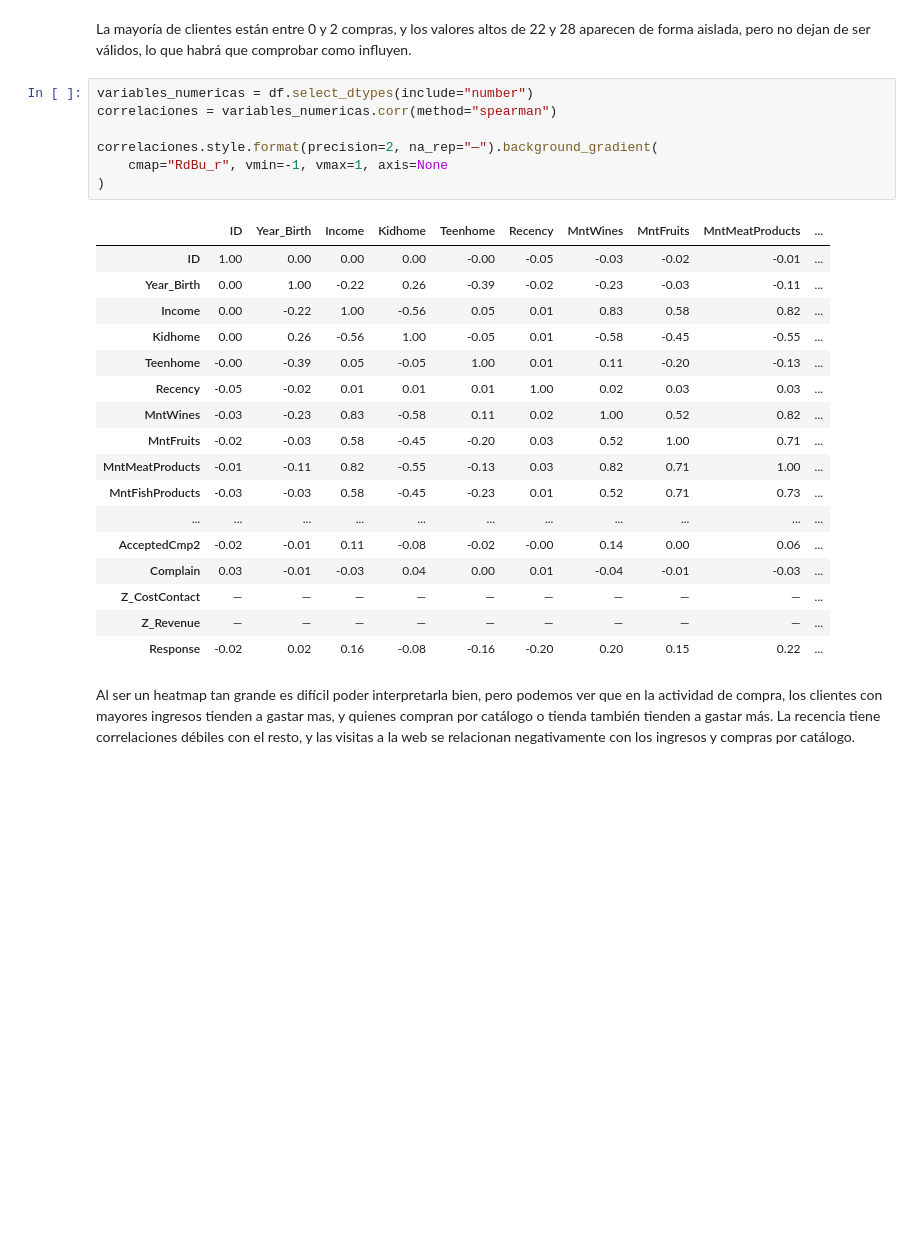
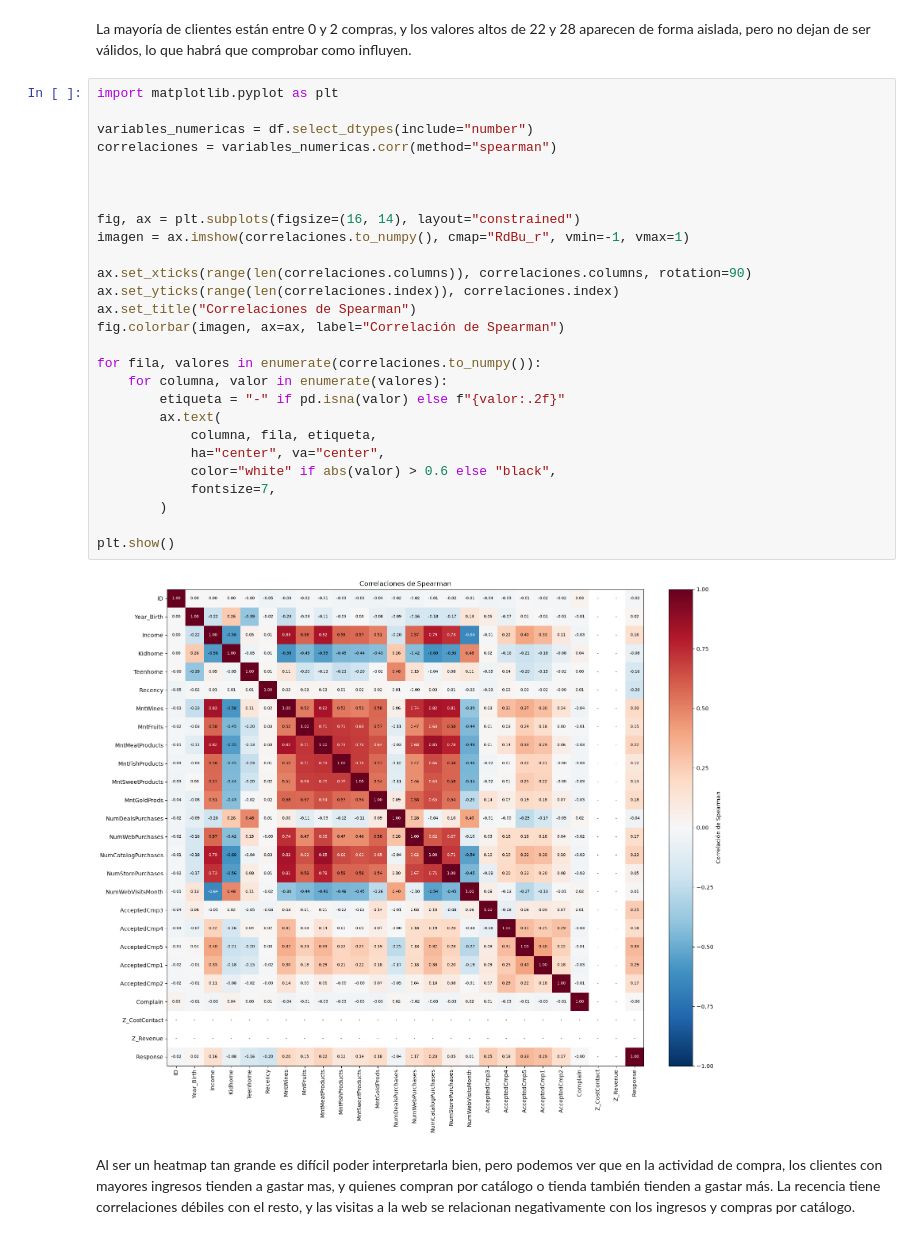
Before and after one commit to anton-p0g/proyecto-clustering, a Jupyter notebook: practicaClustering.ipynb, the cells around one changed output. Drawn from its saved outputs; the diff is of its cells as text; blank space fills up the shorter version.

Commit message:
add uv + fix correlations graph

```diff
--- a/practicaClustering.ipynb
+++ b/practicaClustering.ipynb
@@ -154,30 +154,34 @@ plt.show()
 # %% [markdown]
 La mayoría de clientes están entre 0 y 2 compras, y los valores altos de 22 y 28 aparecen de forma aislada, pero no dejan de ser válidos, lo que habrá que comprobar como influyen.
 # %%
+import matplotlib.pyplot as plt
+
 variables_numericas = df.select_dtypes(include="number")
 correlaciones = variables_numericas.corr(method="spearman")
 
-correlaciones.style.format(precision=2, na_rep="—").background_gradient(
-    cmap="RdBu_r", vmin=-1, vmax=1, axis=None
-)
+
+
+fig, ax = plt.subplots(figsize=(16, 14), layout="constrained")
+imagen = ax.imshow(correlaciones.to_numpy(), cmap="RdBu_r", vmin=-1, vmax=1)
+
+ax.set_xticks(range(len(correlaciones.columns)), correlaciones.columns, rotation=90)
+ax.set_yticks(range(len(correlaciones.index)), correlaciones.index)
+ax.set_title("Correlaciones de Spearman")
+fig.colorbar(imagen, ax=ax, label="Correlación de Spearman")
+
+for fila, valores in enumerate(correlaciones.to_numpy()):
+    for columna, valor in enumerate(valores):
+        etiqueta = "-" if pd.isna(valor) else f"{valor:.2f}"
+        ax.text(
+            columna, fila, etiqueta,
+            ha="center", va="center",
+            color="white" if abs(valor) > 0.6 else "black",
+            fontsize=7,
+        )
+
+plt.show()
 # %% [output]
-|  | ID | Year_Birth | Income | Kidhome | Teenhome | Recency | MntWines | MntFruits | MntMeatProducts | ... |
-| ID | 1.00 | 0.00 | 0.00 | 0.00 | -0.00 | -0.05 | -0.03 | -0.02 | -0.01 | ... |
-| Year_Birth | 0.00 | 1.00 | -0.22 | 0.26 | -0.39 | -0.02 | -0.23 | -0.03 | -0.11 | ... |
-| Income | 0.00 | -0.22 | 1.00 | -0.56 | 0.05 | 0.01 | 0.83 | 0.58 | 0.82 | ... |
-| Kidhome | 0.00 | 0.26 | -0.56 | 1.00 | -0.05 | 0.01 | -0.58 | -0.45 | -0.55 | ... |
-| Teenhome | -0.00 | -0.39 | 0.05 | -0.05 | 1.00 | 0.01 | 0.11 | -0.20 | -0.13 | ... |
-| Recency | -0.05 | -0.02 | 0.01 | 0.01 | 0.01 | 1.00 | 0.02 | 0.03 | 0.03 | ... |
-| MntWines | -0.03 | -0.23 | 0.83 | -0.58 | 0.11 | 0.02 | 1.00 | 0.52 | 0.82 | ... |
-| MntFruits | -0.02 | -0.03 | 0.58 | -0.45 | -0.20 | 0.03 | 0.52 | 1.00 | 0.71 | ... |
-| MntMeatProducts | -0.01 | -0.11 | 0.82 | -0.55 | -0.13 | 0.03 | 0.82 | 0.71 | 1.00 | ... |
-| MntFishProducts | -0.03 | -0.03 | 0.58 | -0.45 | -0.23 | 0.01 | 0.52 | 0.71 | 0.73 | ... |
-| ... | ... | ... | ... | ... | ... | ... | ... | ... | ... | ... |
-| AcceptedCmp2 | -0.02 | -0.01 | 0.11 | -0.08 | -0.02 | -0.00 | 0.14 | 0.00 | 0.06 | ... |
-| Complain | 0.03 | -0.01 | -0.03 | 0.04 | 0.00 | 0.01 | -0.04 | -0.01 | -0.03 | ... |
-| Z_CostContact | — | — | — | — | — | — | — | — | — | ... |
-| Z_Revenue | — | — | — | — | — | — | — | — | — | ... |
-| Response | -0.02 | 0.02 | 0.16 | -0.08 | -0.16 | -0.20 | 0.20 | 0.15 | 0.22 | ... |
+[figure, added]
 # %% [markdown]
 Al ser un heatmap tan grande es difícil poder interpretarla bien, pero podemos ver que en la actividad de compra, los clientes con mayores ingresos tienden a gastar mas, y quienes compran por catálogo o tienda también tienden a gastar más. La recencia tiene correlaciones débiles con el resto, y las visitas a la web se relacionan negativamente con los ingresos y compras por catálogo.
 # %% [markdown]
```
Also changed, not shown: parts of 2 cells of this notebook, 3 other files.
